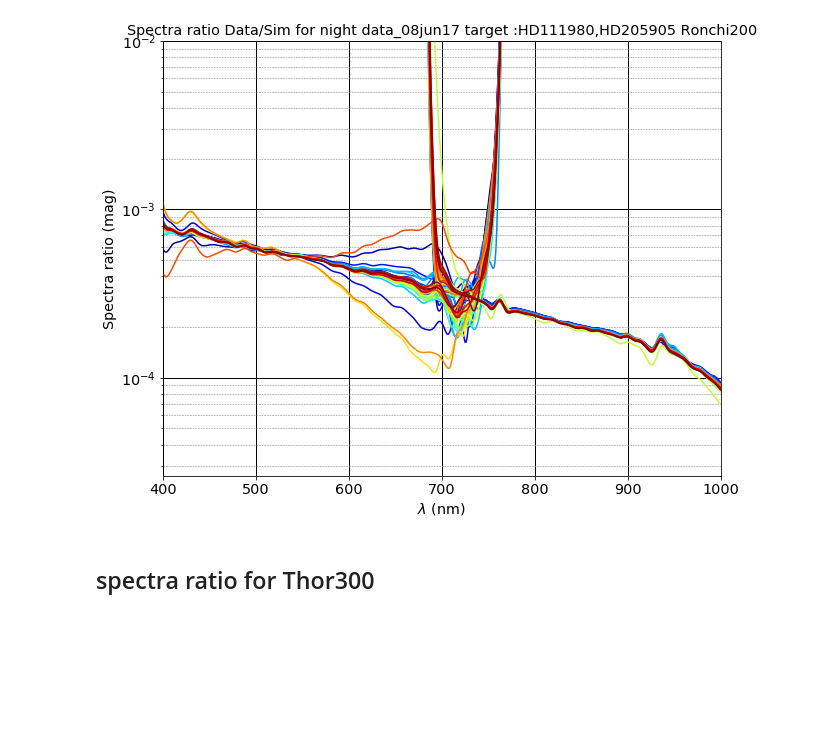
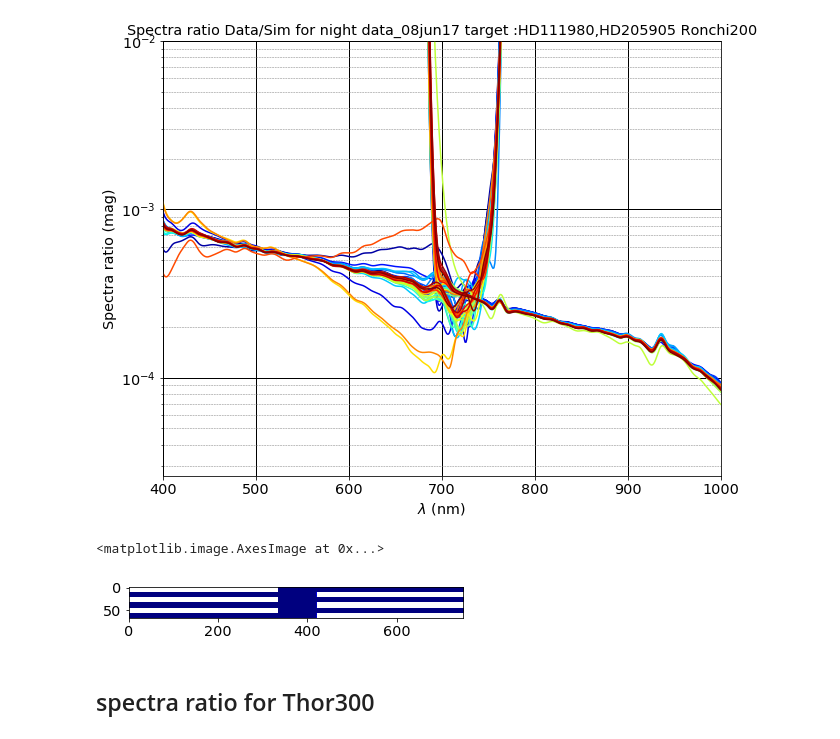
Before and after one commit to sylvielsstfr/SpectractorAnaAtm, a Jupyter notebook: ana_08jun17/GetDisperserTransmission_smooth.ipynb, the cells around one changed output. Cells and saved outputs as stored; diff of their text form; code cells hidden in the pictures; blank space fills up the shorter version.

```diff
--- a/ana_08jun17/GetDisperserTransmission_smooth.ipynb
+++ b/ana_08jun17/GetDisperserTransmission_smooth.ipynb
@@ -558,9 +556,12 @@ PlotSpectraLogRatioDataDivSimSmooth(all_spectrafiles,path_sim3,sel_obs_Ron200,Se
 [figure]
 # %%
 the_ratio_file="ratiosmooth_Ron200.fits"
-arr=SaveSpectraRatioDataDivSimSmooth(all_spectrafiles,path_sim3,sel_obs_Ron400,SearchTagRe,wlshift,the_ratio_file,FLAG_WL_CORRECTION,Flag_corr_wl=True)
+arr=SaveSpectraRatioDataDivSimSmooth(all_spectrafiles,path_sim3,sel_obs_Ron200,SearchTagRe,wlshift,the_ratio_file,FLAG_WL_CORRECTION,Flag_corr_wl=True)
 # %%
-#plt.imshow(arr[1:,:],cmap='jet')
+plt.imshow(arr[1:,:],cmap='jet')
+# %% [output]
+<matplotlib.image.AxesImage at 0x...>
+[figure, added]
 # %% [markdown]
 ## spectra ratio for Thor300
 # %%
```
Also changed, not shown: parts of 3 cells of this notebook, 2 other files.
